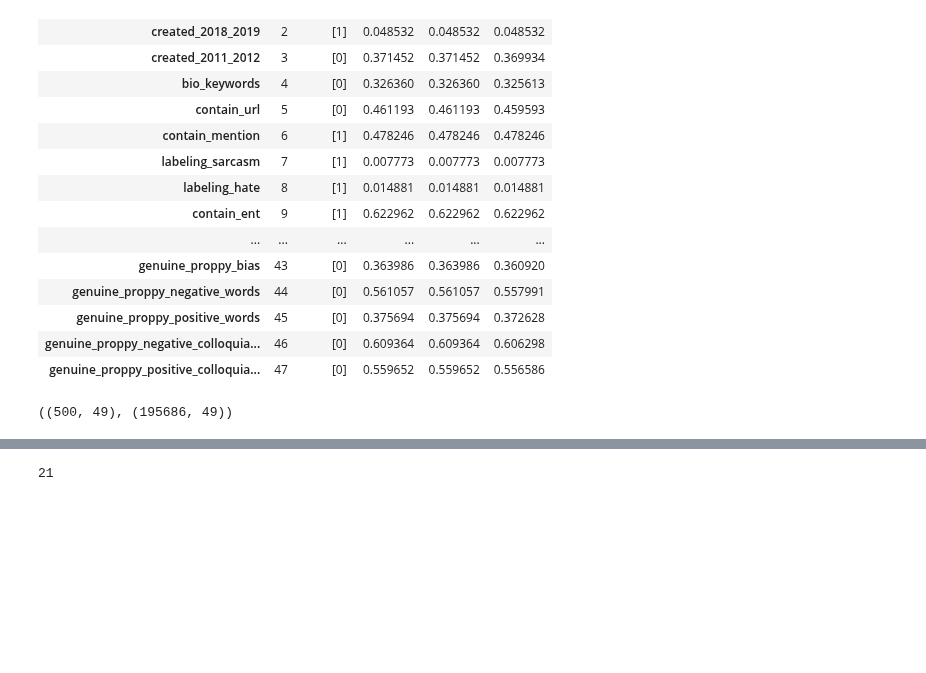
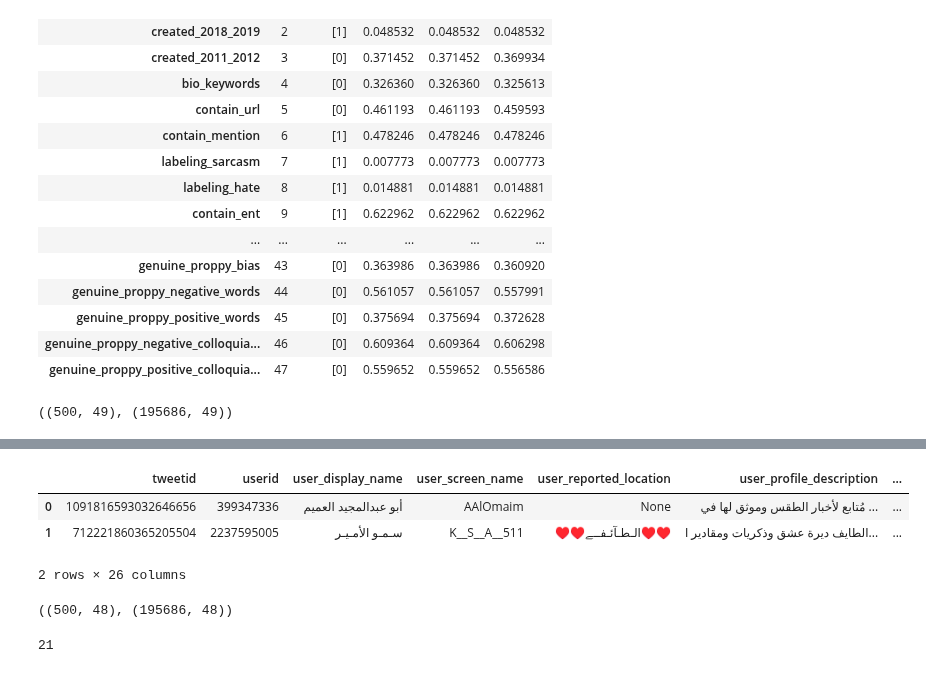
Before and after one commit to iSemantics-ai/Arabic-Propaganda-Detection, a Jupyter notebook: notebooks/labeling_functions.ipynb, the cells around one changed output, grey strips where cells are left out. Saved outputs shown, nothing was run; the diff lists cells and outputs as text; code cells hidden in the pictures; blank space fills up the shorter version.

```diff
--- a/notebooks/labeling_functions.ipynb
+++ b/notebooks/labeling_functions.ipynb
@@ -888,0 +924,8 @@ np.save(lfs_train_labels_path, L_train_ids)
+# %%
+labeled_data = labeled_data.set_index(labeled_data.tweetid).loc[L_dev[:, -1]].reset_index(drop=True)
+labeled_data.head(2)
+# %% [output]
+|  | tweetid | userid | user_display_name | user_screen_name | user_reported_location | user_profile_description | ... |
+| 0 | 1091816593032646656 | 399347336 | أبو عبدالمجيد العميم | AAlOmaim | None | مُتابع لأخبار الطقس وموثق لها في ... | ... |
+| 1 | 712221860365205504 | 2237595005 | سـمـو الأمـيـر | K__S__A__511 | ♥♥الـطـآئـفــے♥♥ | الطايف ديرة عشق وذكريات ومقادير ا... | ... |
+2 rows × 26 columns
@@ -888,0 +938,4 @@ np.save(lfs_train_labels_path, L_train_ids)
+# %%
+L_dev.shape, L_train.shape
+# %% [output]
+((500, 48), (195686, 48))
```
Also changed, not shown: parts of 19 cells of this notebook.
